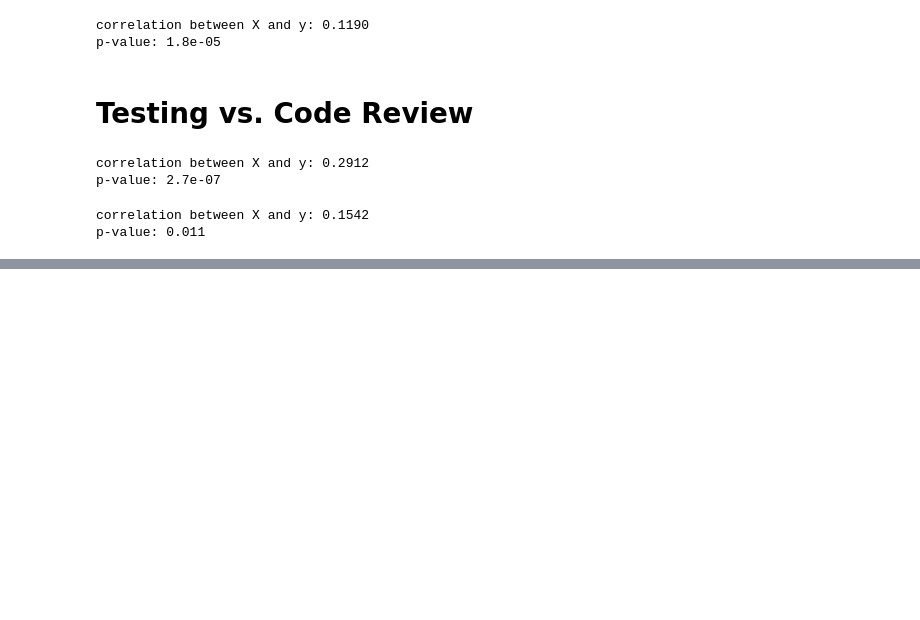
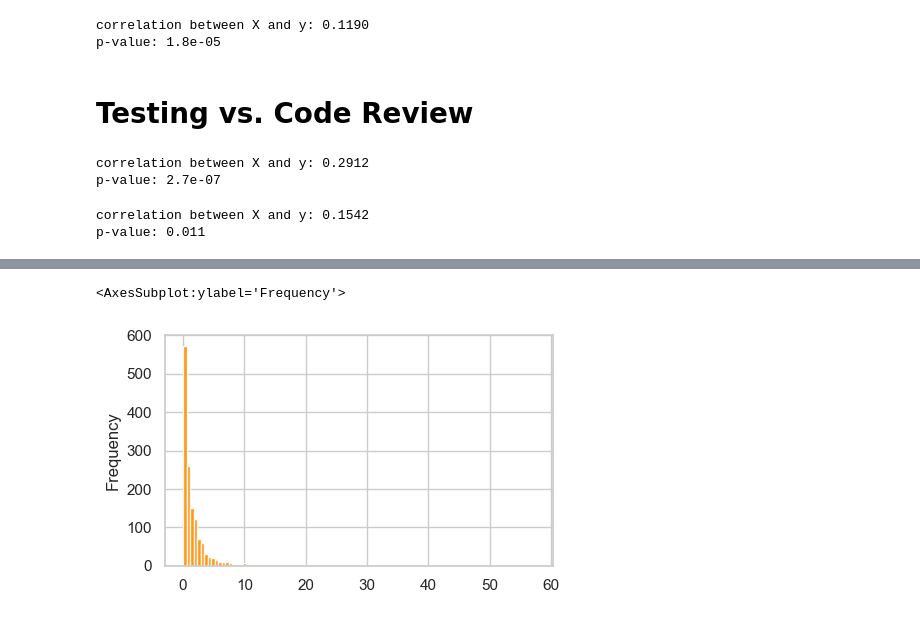
Before and after one commit to akhatami/sop-in-qa-replication-package, a Jupyter notebook: jupyter-notebooks/combined_results_analysis.ipynb, the cells around one changed output, grey strips where cells are left out. Saved outputs shown, nothing was run; the diff lists cells and outputs as text; code cells hidden in the pictures; blank space fills up the shorter version.

```diff
--- a/jupyter-notebooks/combined_results_analysis.ipynb
+++ b/jupyter-notebooks/combined_results_analysis.ipynb
@@ -486,0 +657,5 @@ df[low_cr_filter].testing_coverage.count()
+# %%
+df['cr_rate'].plot.hist(bins=100, alpha=0.9)
+# %% [output]
+<AxesSubplot:ylabel='Frequency'>
+[figure, added]
```
Also changed, not shown: parts of 36 cells of this notebook, 1 other file.
